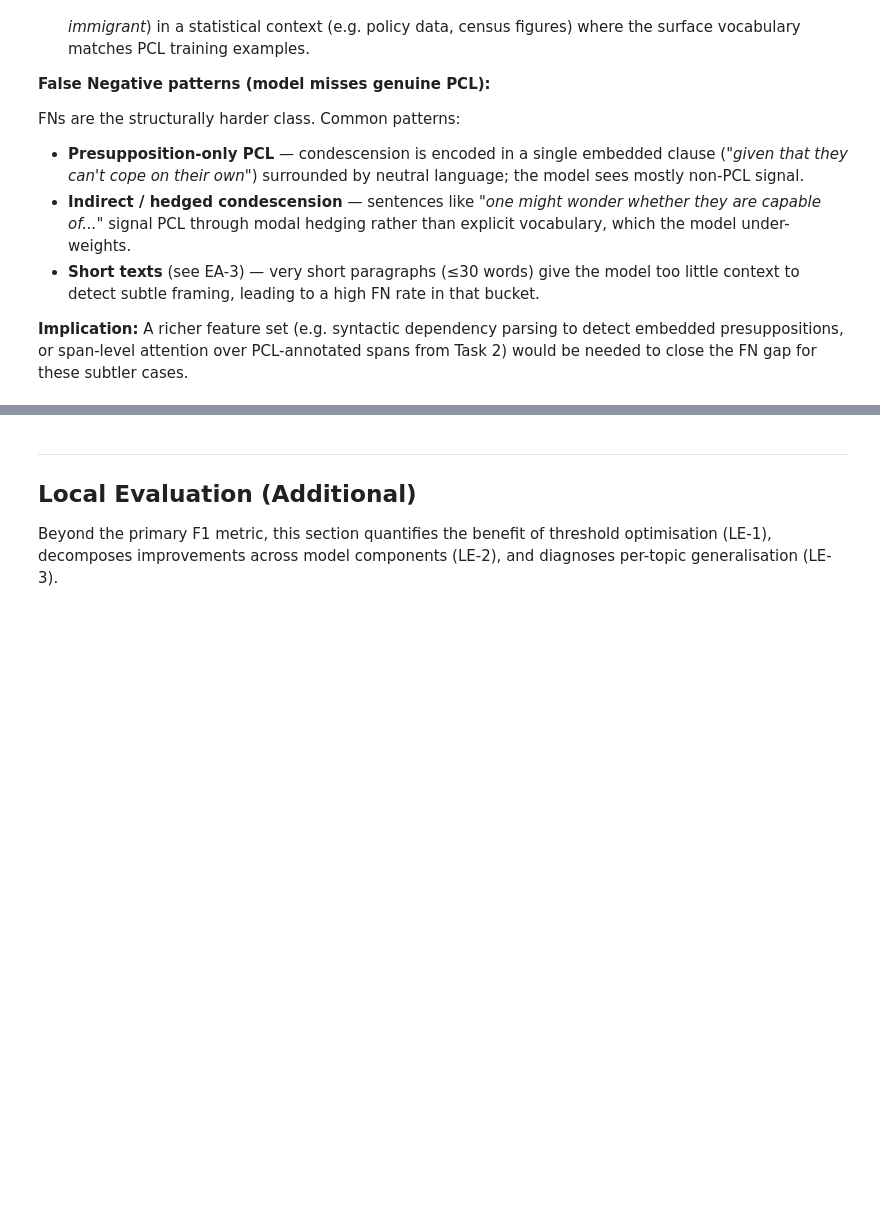
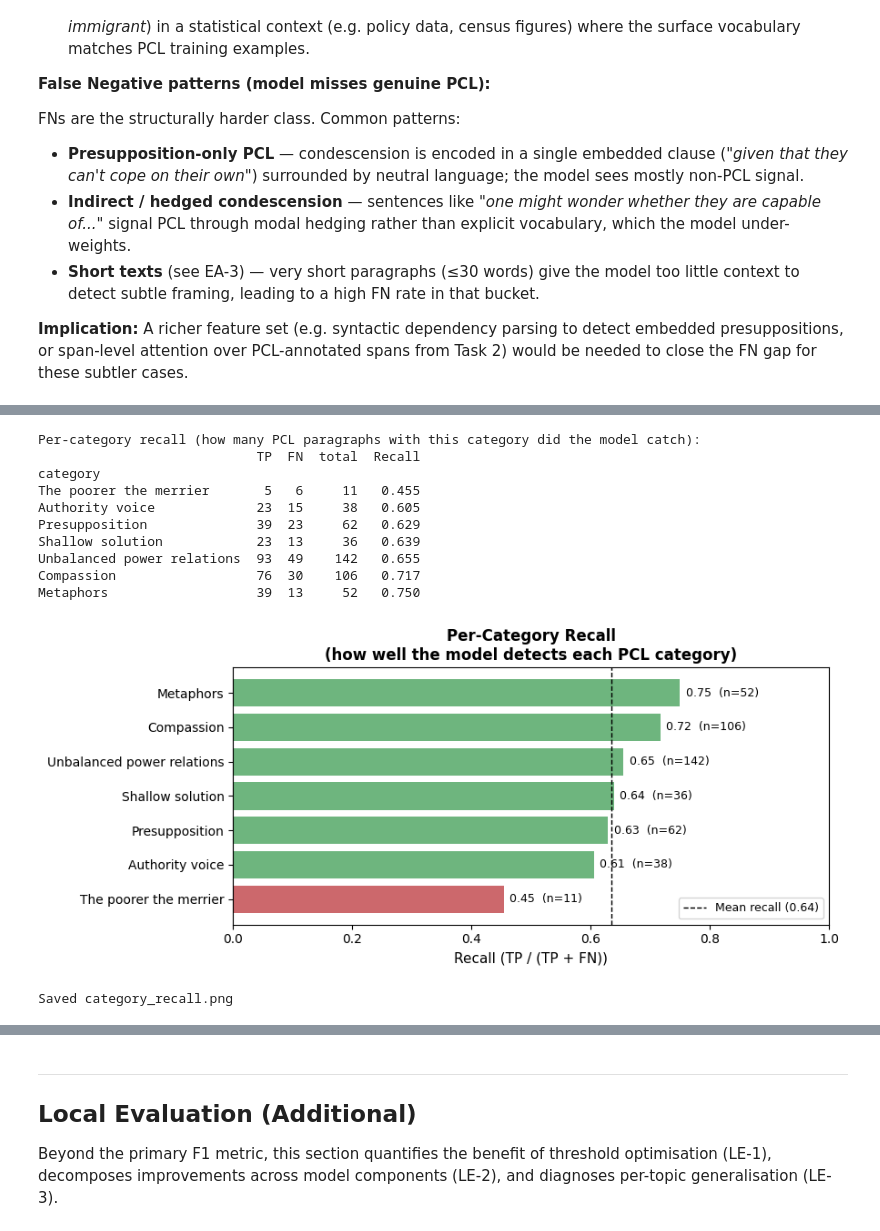
Before and after one commit to ArthurAllilaire/nlp, a Jupyter notebook: BestModel/train.ipynb, the cells around one changed output, grey strips where cells are left out. Drawn from its saved outputs; the diff is of its cells as text; code cells hidden in the pictures; blank space fills up the shorter version.

```diff
--- a/BestModel/train.ipynb
+++ b/BestModel/train.ipynb
@@ -860,3 +955,49 @@ print('Saved category_fn.png')
+# %%
+# ── Cell EA-2b: Per-Category Recall ──────────────────────────────────────────
+cat_pids = {}
+for cat in all_cats:
+    cat_pids[cat] = set(cat_raw[cat_raw['category'] == cat]['par_id'])
+
+rows = []
+for cat in all_cats:
+    tp_c = len(cat_pids[cat] & tp_pids)
+    fn_c = len(cat_pids[cat] & fn_pids)
+    total = tp_c + fn_c
+    recall = tp_c / total if total > 0 else 0
+    rows.append({'category': cat, 'TP': tp_c, 'FN': fn_c, 'total': total, 'Recall': recall})
+
+recall_df = pd.DataFrame(rows).set_index('category').sort_values('Recall')
+
+print('Per-category recall (how many PCL paragraphs with this category did the model catch):')
+print(recall_df[['TP', 'FN', 'total', 'Recall']].round(3).to_string())
+
+fig, ax = plt.subplots(figsize=(9, 4))
+colors = ['#C44E52' if r < 0.6 else '#55A868' for r in recall_df['Recall']]
+ax.barh(recall_df.index, recall_df['Recall'], color=colors, alpha=0.85)
+ax.axvline(recall_df['Recall'].mean(), color='black', linewidth=1, linestyle='--', label=f'Mean recall ({recall_df["Recall"].mean():.2f})')
+ax.set_xlabel('Recall (TP / (TP + FN))', fontsize=11)
+ax.set_title('Per-Category Recall\n(how well the model detects each PCL category)', fontweight='bold')
+ax.set_xlim(0, 1)
+for i, (val, row) in enumerate(zip(recall_df['Recall'], recall_df.itertuples())):
+    ax.text(val + 0.01, i, f'{val:.2f}  (n={row.total})', va='center', fontsize=9)
+ax.legend(fontsize=9)
+plt.tight_layout()
+plt.savefig('category_recall.png', dpi=120, bbox_inches='tight')
+plt.show()
+print('Saved category_recall.png')
+# %% [output]
+Per-category recall (how many PCL paragraphs with this category did the model catch):
+                            TP  FN  total  Recall
+category
+The poorer the merrier       5   6     11   0.455
+Authority voice             23  15     38   0.605
+Presupposition              39  23     62   0.629
+Shallow solution            23  13     36   0.639
+Unbalanced power relations  93  49    142   0.655
+Compassion                  76  30    106   0.717
+Metaphors                   39  13     52   0.750
+[figure, added]
+Saved category_recall.png
 # %%
 
 # ── Cell EA-3: Text Length vs Error Rate ──────────────────────────────────────
```
Also changed, not shown: parts of 6 cells of this notebook, 6 other files.
